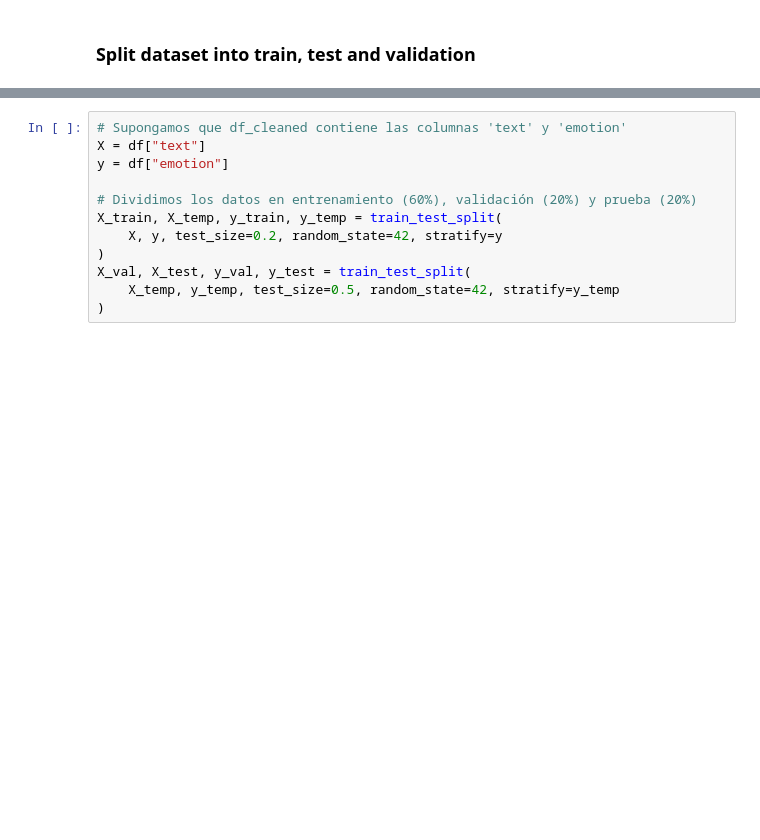
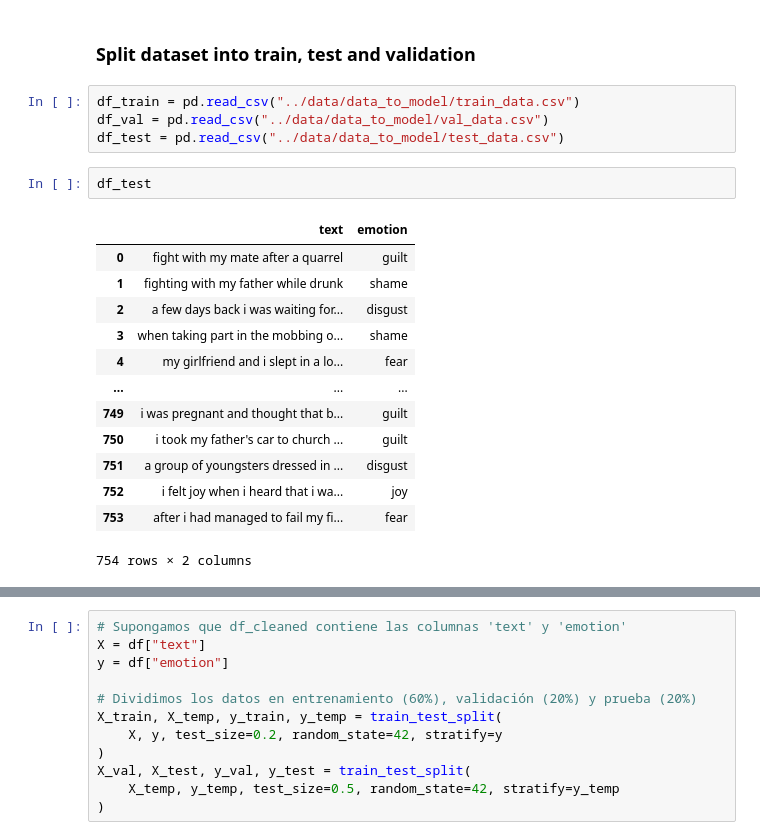
Before and after one commit to dlopeza98/TrabajoGradosEAFIT, a Jupyter notebook: src/trabajogradoseafit/notebooks/ML_Models.ipynb, the cells around one changed output, grey strips where cells are left out. Saved outputs shown, nothing was run; the diff lists cells and outputs as text; blank space fills up the shorter version.

Commit message:
Added fine tuned distilbert - part 1

```diff
--- a/src/trabajogradoseafit/notebooks/ML_Models.ipynb
+++ b/src/trabajogradoseafit/notebooks/ML_Models.ipynb
@@ -54,3 +87,23 @@ Se van a utilizar los modelos de `support vector machine`, `decision tree classi
 ### Libraries
 # %% [markdown]
 ### Split dataset into train, test and validation
+# %%
+df_train = pd.read_csv("../data/data_to_model/train_data.csv")
+df_val = pd.read_csv("../data/data_to_model/val_data.csv")
+df_test = pd.read_csv("../data/data_to_model/test_data.csv")
+# %%
+df_test
+# %% [output]
+|  | text | emotion |
+| 0 | fight with my mate after a quarrel | guilt |
+| 1 | fighting with my father while drunk | shame |
+| 2 | a few days back i was waiting for... | disgust |
+| 3 | when taking part in the mobbing o... | shame |
+| 4 | my girlfriend and i slept in a lo... | fear |
+| ... | ... | ... |
+| 749 | i was pregnant and thought that b... | guilt |
+| 750 | i took my father's car to church ... | guilt |
+| 751 | a group of youngsters dressed in ... | disgust |
+| 752 | i felt joy when i heard that i wa... | joy |
+| 753 | after i had managed to fail my fi... | fear |
+754 rows × 2 columns
```
Also changed, not shown: parts of 7 cells of this notebook, 14 other files.
